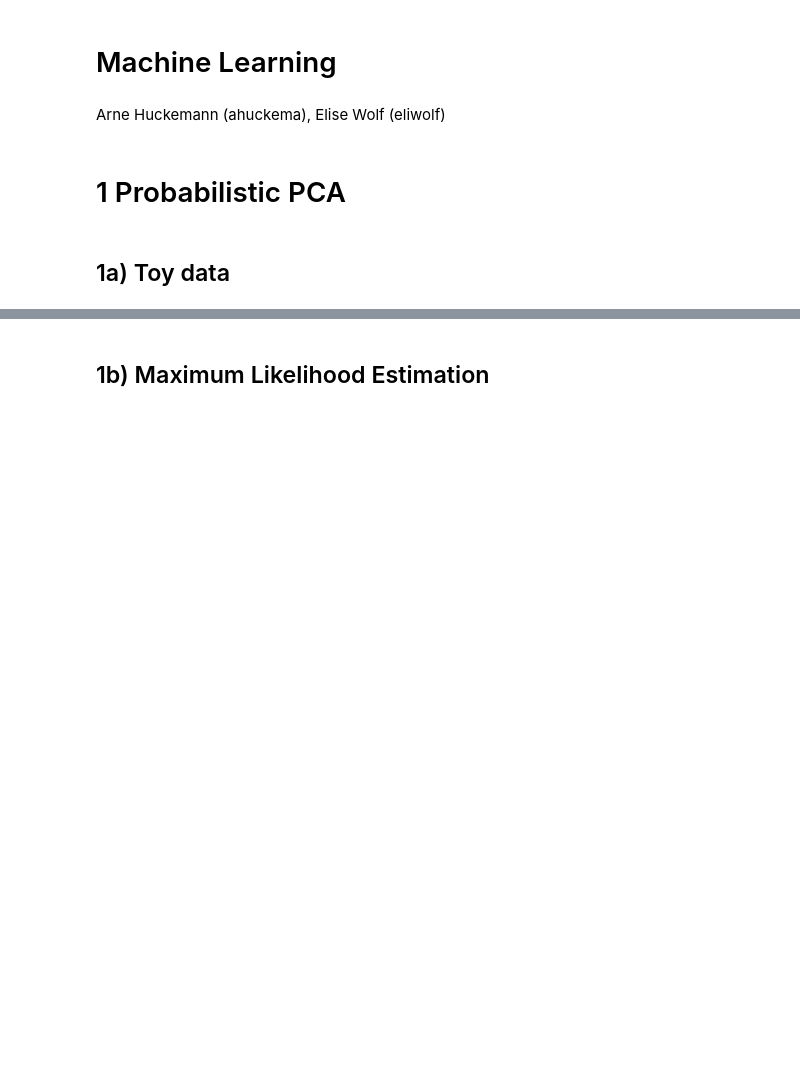
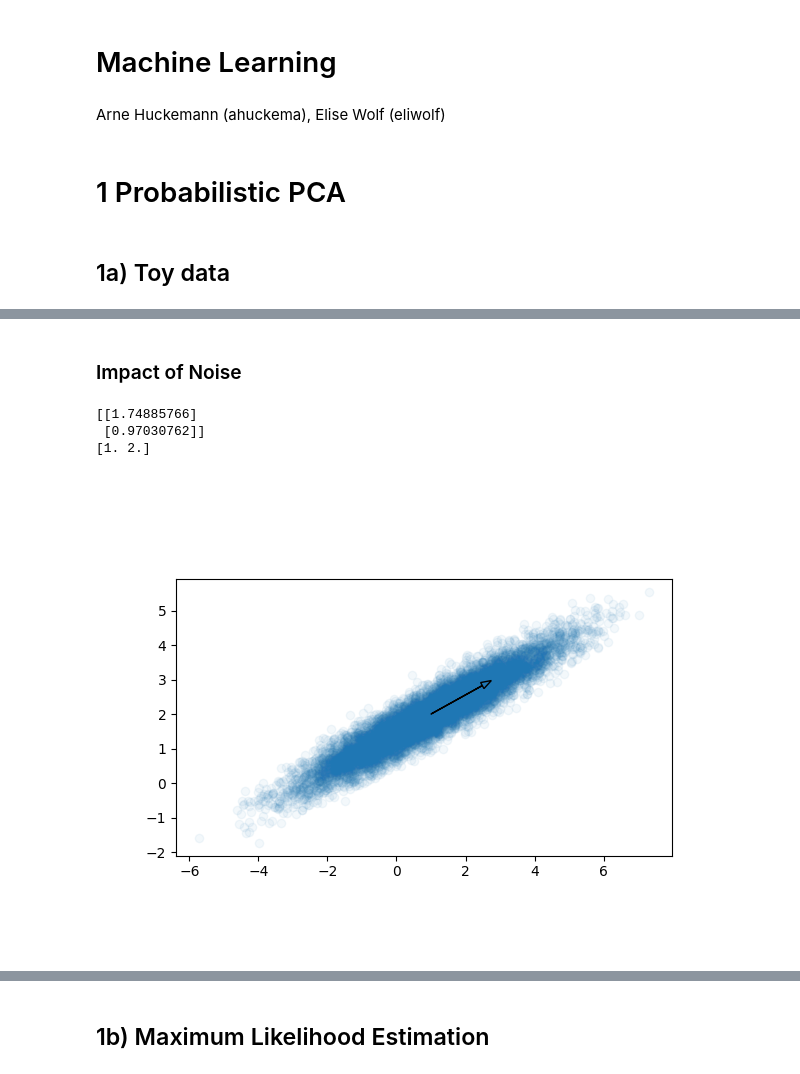
Before and after one commit to eelisee/IE-675b-Machine-Learning, a Jupyter notebook: a04-lvm/a04-lvm.ipynb, the cells around one changed output, grey strips where cells are left out. Saved outputs shown, nothing was run; the diff lists cells and outputs as text; code cells hidden in the pictures; blank space fills up the shorter version.

```diff
--- a/a04-lvm/a04-lvm.ipynb
+++ b/a04-lvm/a04-lvm.ipynb
@@ -135,0 +118,13 @@ IndexError: index 2 is out of bounds for axis 0 with size 2
+# %% [markdown]
+### Impact of Noise
+# %%
+# Generate and plot a toy dataset
+toy_ppca = ppca_gen(L=1, sigma2=0.1, seed=0)
+print(toy_ppca ['W'])
+print(toy_ppca ['mu'])
+ppca_plot_2d(toy_ppca)
+# %% [output]
+[[1.74885766]
+ [0.97030762]]
+[1. 2.]
+[figure, added]
```
Also changed, not shown: parts of 15 cells of this notebook.
